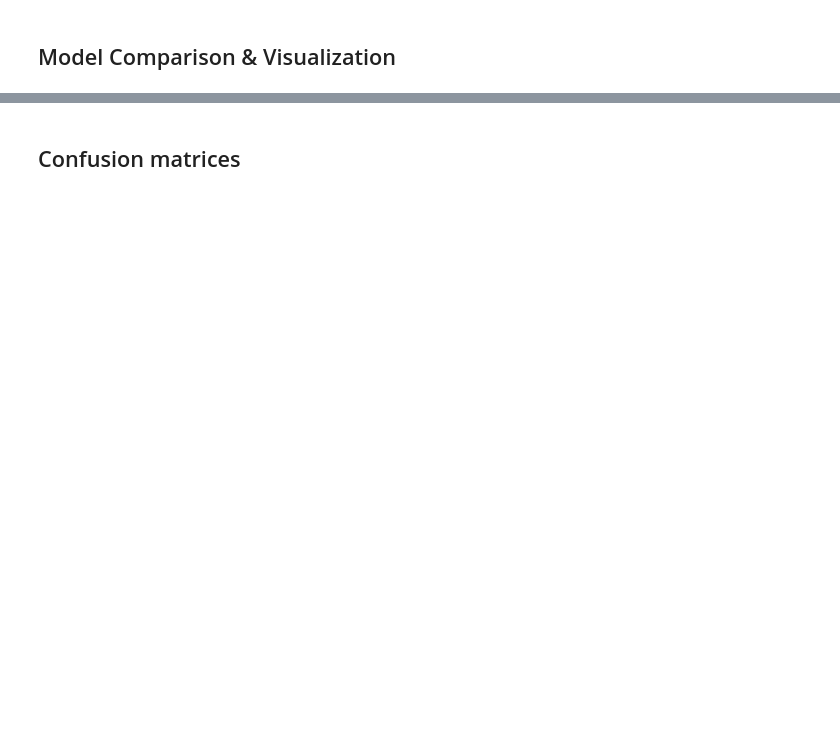
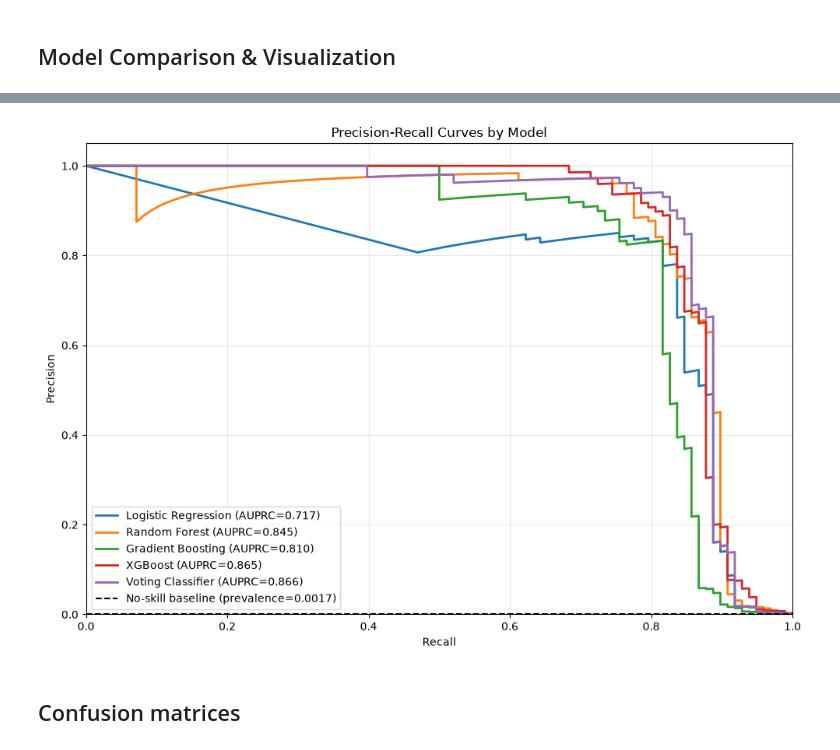
Before and after one commit to thejjeanjjorge/ml-cc-fraud-detection, a Jupyter notebook: notebooks/eda.ipynb, the cells around one changed output, grey strips where cells are left out. Drawn from its saved outputs; the diff is of its cells as text; code cells hidden in the pictures; blank space fills up the shorter version.

```diff
--- a/notebooks/eda.ipynb
+++ b/notebooks/eda.ipynb
@@ -195,10 +196,12 @@ from sklearn.metrics import (
     average_precision_score,
     classification_report,
     f1_score,
+    fbeta_score,
     roc_auc_score,
 )
 
 fraud_ratio = (y_train == 0).sum() / (y_train == 1).sum()
+gb_sample_weight = np.where(y_train == 1, fraud_ratio, 1)
 
 models = {
     "Logistic Regression": LogisticRegression(
@@ -246,7 +249,10 @@ for name, model in models.items():
     print(f"Training {name}...")
     print("=" * 60)
 
-    model.fit(X_train_scaled, y_train)
+    if name == "Gradient Boosting":
+        model.fit(X_train_scaled, y_train, sample_weight=gb_sample_weight)
+    else:
+        model.fit(X_train_scaled, y_train)
 
     y_pred = model.predict(X_test_scaled)
     y_pred_proba = model.predict_proba(X_test_scaled)[:, 1]
@@ -391,2 +488,38 @@ plt.show()
+# %%
+plt.figure(figsize=(10, 7))
+
+prevalence = y_test.mean()
+
+for name, result in results.items():
+    precision, recall, _ = precision_recall_curve(
+        y_test,
+        result["y_pred_proba"],
+    )
+    plt.plot(
+        recall,
+        precision,
+        linewidth=2,
+        label=f"{name} (AUPRC={result['auprc']:.3f})",
+    )
+
+plt.axhline(
+    prevalence,
+    color="black",
+    linestyle="--",
+    linewidth=1.5,
+    label=f"No-skill baseline (prevalence={prevalence:.4f})",
+)
+
+plt.title("Precision-Recall Curves by Model")
+plt.xlabel("Recall")
+plt.ylabel("Precision")
+plt.xlim(0, 1)
+plt.ylim(0, 1.05)
+plt.grid(alpha=0.3)
+plt.legend(loc="best")
+plt.tight_layout()
+plt.show()
+# %% [output]
+[figure, added]
 # %% [markdown]
 ## Confusion matrices
```
Also changed, not shown: parts of 23 cells of this notebook, 1 other file.
